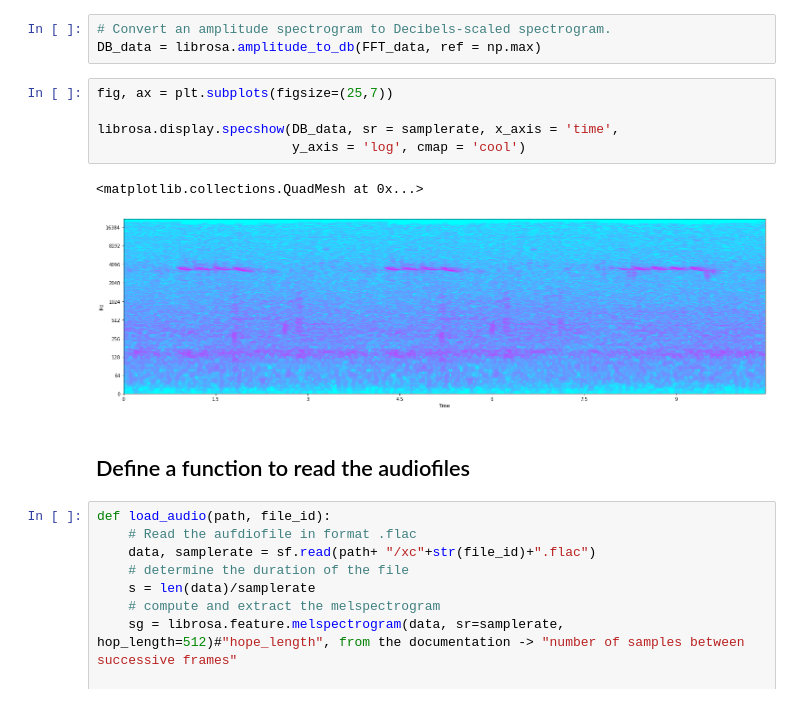
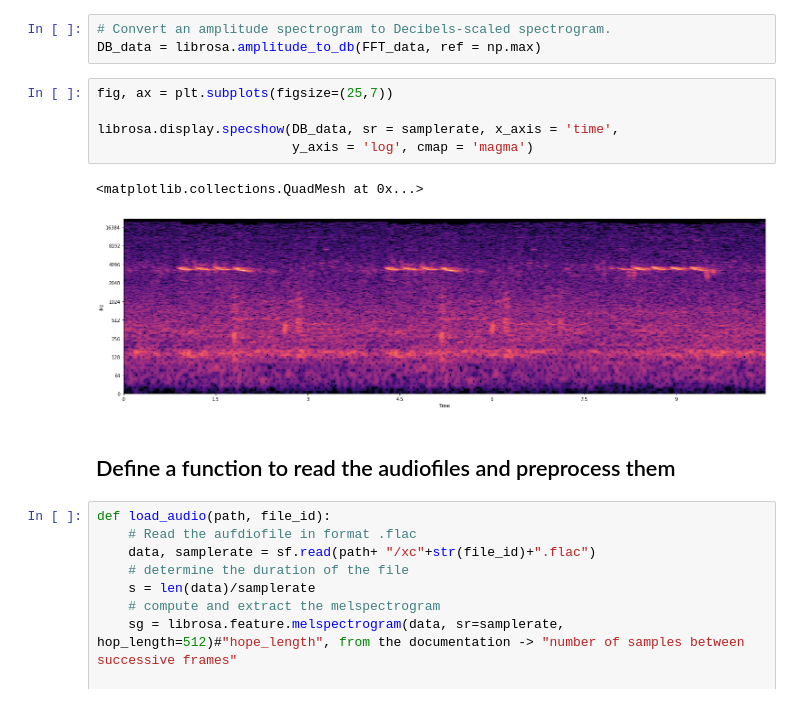
Before and after one commit to rjlopez2/ADS-_CAS_Bern_2020, a Jupyter notebook: Projects/M3/new_project/feature_extraction.ipynb, the cells around one changed output. Drawn from its saved outputs; the diff is of its cells as text.

```diff
--- a/Projects/M3/new_project/feature_extraction.ipynb
+++ b/Projects/M3/new_project/feature_extraction.ipynb
@@ -123,13 +124,13 @@ DB_data = librosa.amplitude_to_db(FFT_data, ref = np.max)
 # %%
 fig, ax = plt.subplots(figsize=(25,7))
 
 librosa.display.specshow(DB_data, sr = samplerate, x_axis = 'time',
-                         y_axis = 'log', cmap = 'cool')
+                         y_axis = 'log', cmap = 'magma')
 # %% [output]
 <matplotlib.collections.QuadMesh at 0x...>
-[figure, old version]
+[figure, new version]
 # %% [markdown]
-## Define a function to read the audiofiles
+## Define a function to read the audiofiles and preprocess them
 # %%
 def load_audio(path, file_id):
     # Read the aufdiofile in format .flac
```
Also changed, not shown: parts of 14 cells of this notebook, 41 other files.
